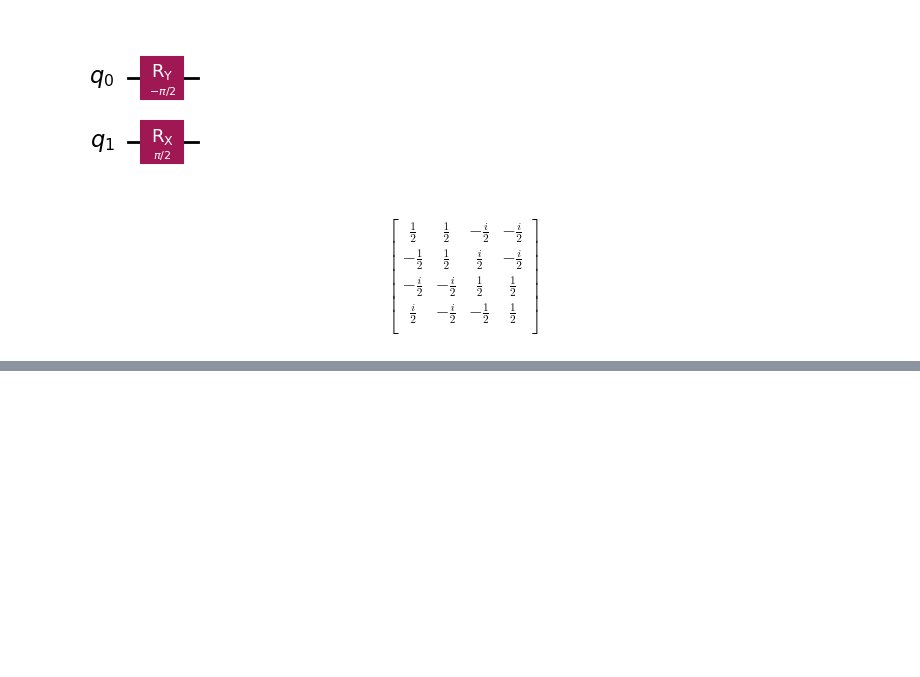
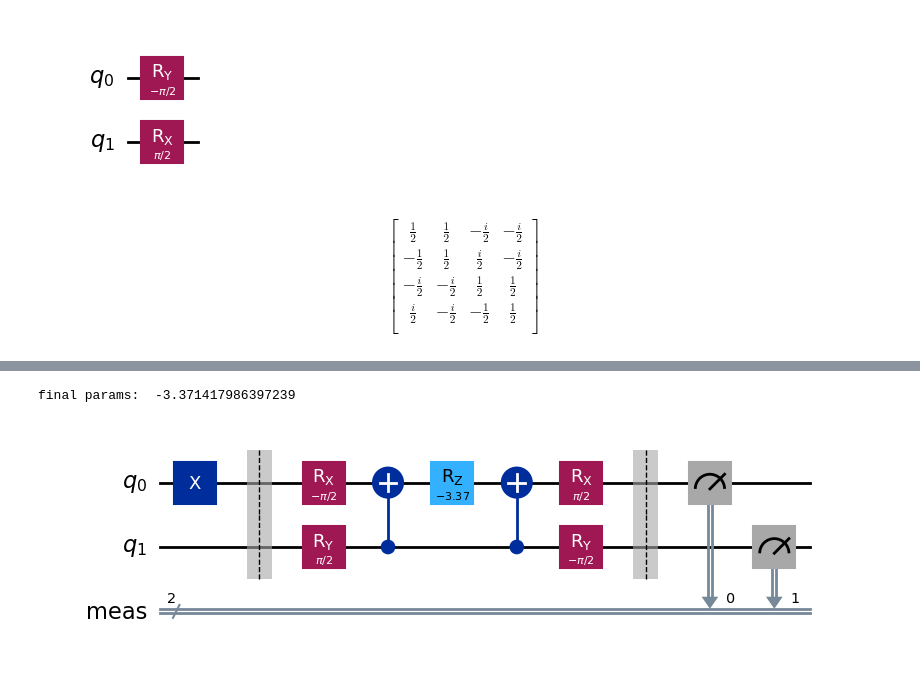
Before and after one commit to JoeJoeNguyen/quantumComputing, a Jupyter notebook: QML/Tqr.ipynb, the cells around one changed output, grey strips where cells are left out. Drawn from its saved outputs; the diff is of its cells as text; code cells hidden in the pictures; blank space fills up the shorter version.

```diff
--- a/QML/Tqr.ipynb
+++ b/QML/Tqr.ipynb
@@ -363,0 +364,14 @@ plt.show()
+# %%
+from qiskit import transpile
+from qiskit_aer import Aer
+from qiskit.quantum_info import DensityMatrix, Statevector
+from qiskit.visualization import plot_state_city, plot_state_qsphere, plot_bloch_vector, plot_histogram
+final_params = result.x[0]
+print('final params: ', final_params)
+
+qc = qc.assign_parameters({theta: final_params})
+qc.measure_all()
+qc.draw('mpl')
+# %% [output]
+final params:  -3.371417986397239
+[figure, added]
```
Also changed, not shown: parts of 10 cells of this notebook, 1 other file.
